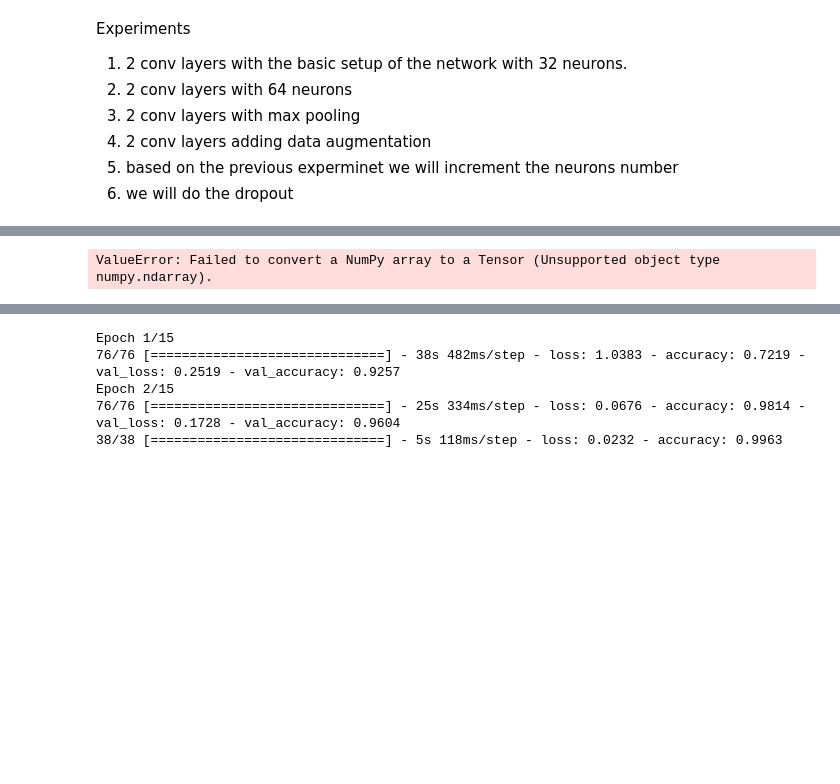
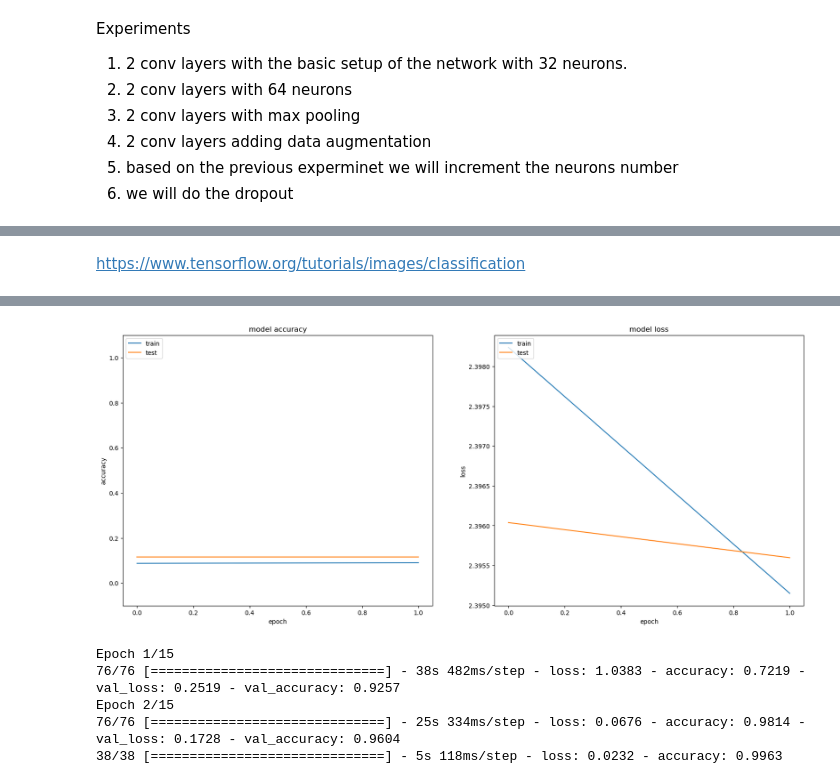
Before and after one commit to alexbejann/frisian-runes-recognition, a Jupyter notebook: MLBD-Assignment2/Part_2_CNN.ipynb, the cells around one changed output, grey strips where cells are left out. Saved outputs shown, nothing was run; the diff lists cells and outputs as text; code cells hidden in the pictures; blank space fills up the shorter version.

Commit message:
Final changes, missing plotting and testing

```diff
--- a/MLBD-Assignment2/Part_2_CNN.ipynb
+++ b/MLBD-Assignment2/Part_2_CNN.ipynb
@@ -265,7 +263,7 @@ models_history = []
 def create_model(layers=[], kernel_size =(3, 3), debug=False):
     model = tf.keras.models.Sequential()
     # Define the input layer 4 channels of RGB
-    model.add(tf.keras.layers.Input(shape=IMG_SIZE))
+    # model.add(tf.keras.layers.Input(shape=IMG_SIZE))
 
     # Adding convolutional layers
     for layer in layers:
@@ -287,22 +285,25 @@ def create_model(layers=[], kernel_size =(3, 3), debug=False):
     model.compile(optimizer='adam', loss='categorical_crossentropy', metrics=['accuracy'])
     return model
 # %%
-def create_fit_model(layers, X_train, y_train, X_test_2, y_test_2, EPOCHS=10):
-    # Create the model
-    model = create_model(layers=layers)
-    # https://machinelearningmastery.com/how-to-stop-training-deep-neural-networks-at-the-right-time-using-early-stopping/
-    eas = tf.keras.callbacks.EarlyStopping(monitor='val_loss', patience=15)
-    # Fit the model
-    history = model.fit(X_train_2, y_train_2, epochs=EPOCHS, validation_data=(X_test_2, y_test_2), callbacks=[eas])
-    # Evaluate the model
-    test_loss, test_acc = model.evaluate(X_test_2, y_test_2)
-    return model, history
+# https://machinelearningmastery.com/how-to-stop-training-deep-neural-networks-at-the-right-time-using-early-stopping/
+def eas():
+    return
+    #return tf.keras.callbacks.EarlyStopping(monitor='val_loss', patience=15)
-# %%
-# https://machinelearningmastery.com/how-to-stop-training-deep-neural-networks-at-the-right-time-using-early-stopping/
-def eas():
-    return tf.keras.callbacks.EarlyStopping(monitor='val_accuracy', mode='max', min_delta=1)
-    #return tf.keras.callbacks.EarlyStopping(monitor='val_loss', patience=15)
-# %%
-tf.convert_to_tensor(X_train)
-# %% [output]
-ValueError: Failed to convert a NumPy array to a Tensor (Unsupported object type numpy.ndarray).
+# %% [markdown]
+https://www.tensorflow.org/tutorials/images/classification
+# %%
+n = [
+  tf.keras.layers.Rescaling(1./255, input_shape=IMG_SIZE),
+  tf.keras.layers.Conv2D(16, 3, padding='same', activation='relu'),
+  tf.keras.layers.MaxPooling2D(),
+  tf.keras.layers.Conv2D(32, 3, padding='same', activation='relu'),
+  tf.keras.layers.MaxPooling2D(),
+  tf.keras.layers.Conv2D(64, 3, padding='same', activation='relu'),
+  tf.keras.layers.MaxPooling2D(),
+]
+model = create_model(layers=n)
+history = model.fit(X_train, y_train, epochs=EPOCHS, validation_data=(X_test, y_test), callbacks=[eas()])
+evaluation_results = model.evaluate(X_train, y_train, batch_size=BATCH_SIZE)
+plot_acc_loss(history)
+models_history.append((model, history))
+# %% [output]
@@ -309,3 +315,4 @@ ValueError: Failed to convert a NumPy array to a Tensor (Unsupported object type
+[figure, added]
 # %%
 n_32 = [
     tf.keras.layers.Conv2D(32, (3,3), activation='relu', padding='same'),
```
Also changed, not shown: parts of 4 cells of this notebook, 20 other files.
